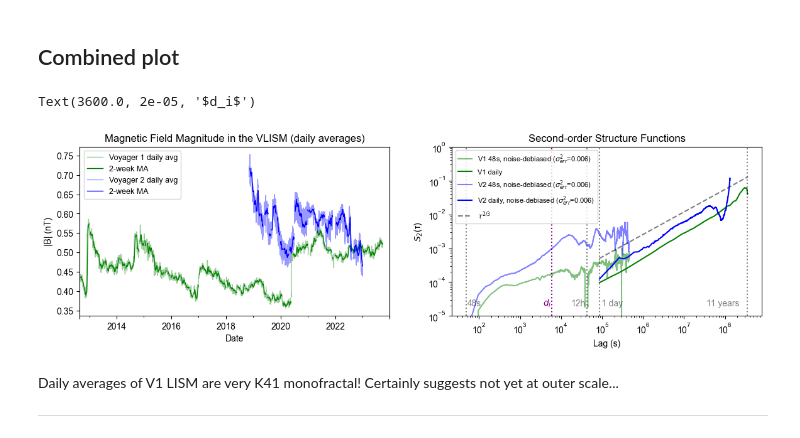
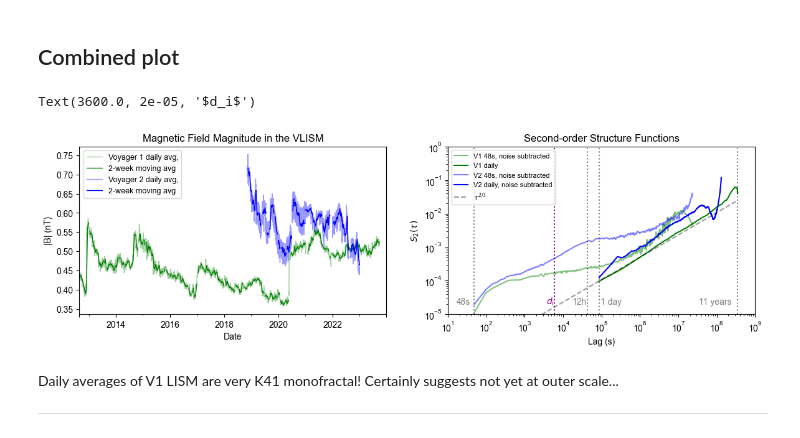
Before and after one commit to daniel-wrench/sf_gap_analysis, a Jupyter notebook: notebooks/ultimate_voyager_sfs.ipynb, the cells around one changed output. Saved outputs shown, nothing was run; the diff lists cells and outputs as text; code cells hidden in the pictures.

```diff
--- a/notebooks/ultimate_voyager_sfs.ipynb
+++ b/notebooks/ultimate_voyager_sfs.ipynb
@@ -79,0 +77,3 @@ sf_v2 = sf_funcs.compute_sf(
+# %%
+sf_v1_lr = sf_funcs.compute_sf_fast(v1_res[["BR", "BT", "BN"]], lags_v1_lr, [2])
+sf_v2_lr = sf_funcs.compute_sf_fast(v2_res[["BR", "BT", "BN"]], lags_v2_lr, [2])
@@ -126 +162,10 @@ This gives a standard deviation of the V2 LR error of 0.027
+# %%
+length = int(1e6) # Can go up to 7.5e6 for V1, 2.7e6 for V2
+nlags = 500
+
+lags_v1_hr = np.logspace(0, np.log10(length), nlags)
+# Convert array to integers
+lags_v1_hr = [int(x) for x in lags_v1_hr]
+# Drop duplicate lags
+lags_v1_hr = np.unique([int(x) for x in lags_v1_hr])
 # %%
@@ -201,59 +485,60 @@ This gives a standard deviation of the V1 and V2 HR error of 0.006
 ## Combined plot
 # %%
 fig, ax = plt.subplots(1, 2, figsize=(14, 3.5))
-v1_res["F1"].plot(ax=ax[0], label="Voyager 1 daily avg", c="green", lw=1, alpha=0.4)
+v1_res["F1"].plot(ax=ax[0], label="Voyager 1 daily avg,", c="green", lw=1, alpha=0.4)
 # Add moving average
-v1_res["F1"].rolling(window=14).mean().plot(ax=ax[0], label="2-week MA", c="green", lw=1)
-v2_res["F1"].plot(ax=ax[0], label="Voyager 2 daily avg", c="blue", lw=1, alpha=0.4)
+v1_res["F1"].rolling(window=14).mean().plot(ax=ax[0], label="2-week moving avg", c="green", lw=1)
+v2_res["F1"].plot(ax=ax[0], label="Voyager 2 daily avg,", c="blue", lw=1, alpha=0.4)
 # Add moving average
-v2_res["F1"].rolling(window=14).mean().plot(ax=ax[0], label="2-week MA", c="blue", lw=1)
+v2_res["F1"].rolling(window=14).mean().plot(ax=ax[0], label="2-week moving avg", c="blue", lw=1)
 ax[0].legend(fontsize=9)
 ax[0].set_ylabel("|B| (nT)")
 ax[0].set_xlabel("Date")
 
 ax[1].plot(
-    sf_v1_hr.lag * 48,
-    sf_v1_hr.sf_2 - nugget_hr,
+    lags_v1_hr * 48,
+    sf_v1_hr - nugget_hr,
     color="green",
     alpha=0.5,
-    label=f"V1 48s, noise-debiased ($\sigma^2_{{err}}$={sigma_err_hr:.3f})",
+    label=f"V1 48s, noise subtracted",
 )
-ax[1].plot(sf_v1.lag * 86400, sf_v1.sf_2, color="green", label="V1 daily")
+ax[1].plot(lags_v1_lr * 86400, sf_v1_lr, color="green", label="V1 daily")
 
 ax[1].plot(
-    sf_v2_hr.lag * 48,
-    sf_v2_hr.sf_2 - nugget_hr,
+    lags_v2_hr * 48,
+    sf_v2_hr - nugget_hr,
     color="blue",
     alpha=0.5,
-    label=f"V2 48s, noise-debiased ($\sigma^2_{{err}}$={sigma_err_hr:.3f})",
+    label=f"V2 48s, noise subtracted",
 )
 
 ax[1].plot(
-    sf_v2.lag * 86400,
-    sf_v2.sf_2 - nugget_v2_lr,
+    lags_v2_lr * 86400,
+    sf_v2_lr - nugget_v2_lr,
     color="blue",
-    label=f"V2 daily, noise-debiased ($\sigma^2_{{err}}$={sigma_err_v2_lr:.3f})",
+    label=f"V2 daily, noise subtracted",
 )
 
 
 # Plot 2/3 power law
+pwrl_range = np.logspace(np.log10(48), np.log10(11 * 365 * 86400), 100)
 ax[1].plot(
-    sf_v1.lag * 86400,
-    0.0005 * np.power(sf_v1.lag, 2 / 3),
+    pwrl_range,
+    0.00000005 * np.power(pwrl_range, 2 / 3),
     label="$\\tau^{2/3}$",
     color="black",
     linestyle="--",
-    alpha=0.5,
+    alpha=0.4,
 )
 
 ax[1].legend(loc="upper left", fontsize=8)
 ax[1].set_xscale("log")
 ax[1].set_yscale("log")
-# ax[1].set_xlim(5e1, 4e8)
+ax[1].set_xlim(1e1, 1e9)
 ax[1].set_ylim(1e-5, 1e0)
 ax[1].set_xlabel("Lag (s)")
-ax[1].set_ylabel("$S_2$(τ)")
-ax[0].set_title("Magnetic Field Magnitude in the VLISM (daily averages)")
+ax[1].set_ylabel("$S_2(\\tau)$")
+ax[0].set_title("Magnetic Field Magnitude in the VLISM")
 ax[1].set_title(f"Second-order Structure Functions")
 
 # Add vertical line at 1 day lag, with annotation
@@ -271,35 +556,35 @@ ax[1].annotate(
     xy=(11 * 365 * 86400*0.1, 2e-5),
     fontsize=10,
     alpha=0.5,
 )
 
 ax[1].axvline(48, color="black", linestyle=":", alpha=0.5)
 ax[1].annotate(
     "48s",
-    xy=(48 * 1.1, 2e-5),
+    xy=(48 * 0.35, 2e-5),
     fontsize=10,
     alpha=0.5,
 )
 
 # Add vertical line at 12 hours lag, with annotation
 ax[1].axvline(12 * 3600, color="black", linestyle=":", alpha=0.5)
 ax[1].annotate(
     "12h",
     xy=(12 * 3600 * 0.4, 2e-5),
     fontsize=10,
     alpha=0.5,
 )
 
 ax[1].axvline(6e3, color="purple", linestyle=":")
 ax[1].annotate(
     "$d_i$",
     xy=(0.6*6e3, 2e-5),
     fontsize=10,
     c="purple"
 )
 # %% [output]
 Text(3600.0, 2e-05, '$d_i$')
-[figure, old version]
+[figure, new version]
 # %% [markdown]
 Daily averages of V1 LISM are very K41 monofractal! Certainly suggests not yet at outer scale...
 
```
Also changed, not shown: parts of 18 cells of this notebook.
